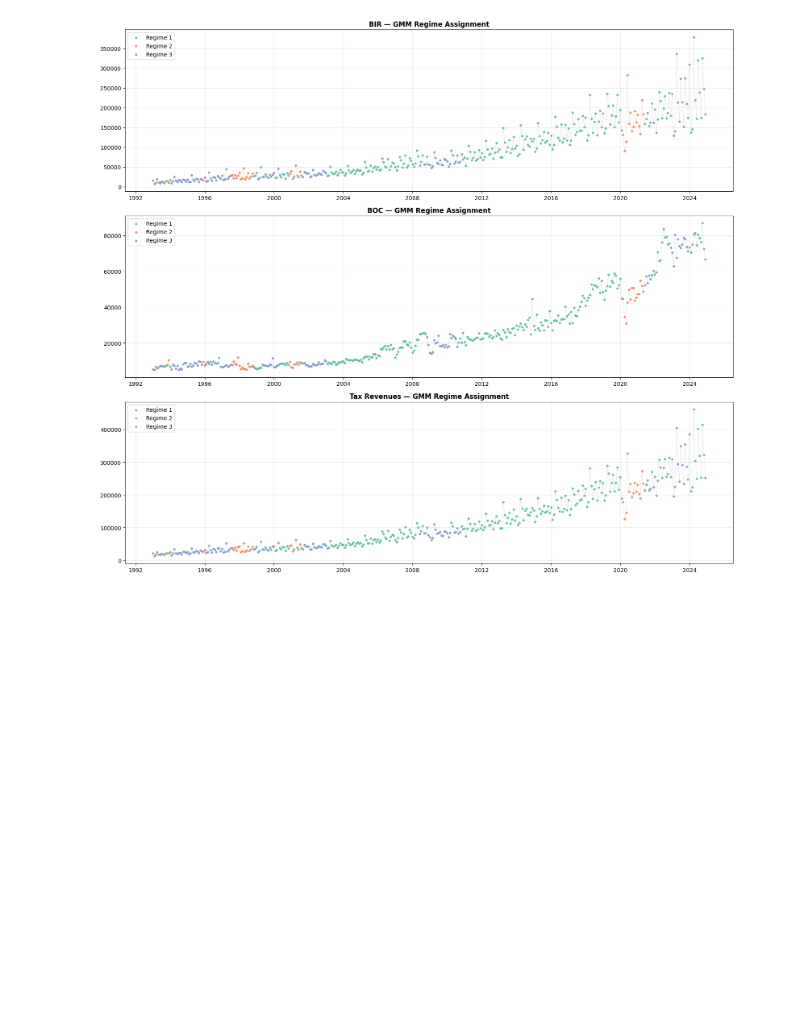
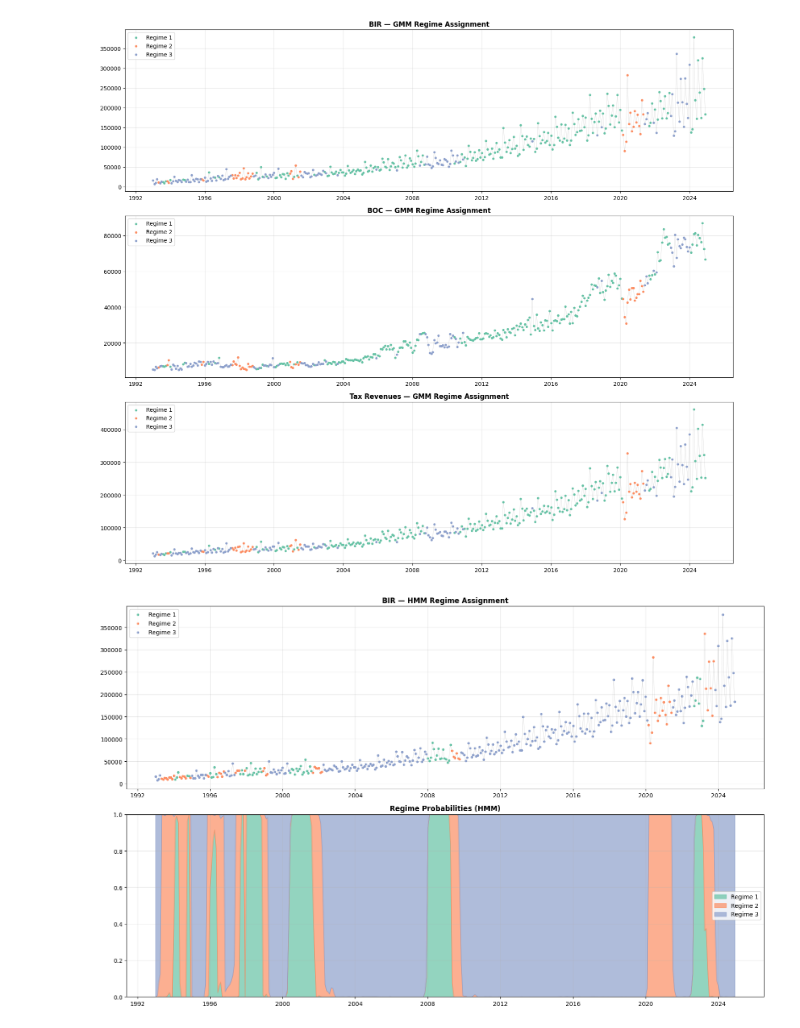
Before and after one commit to paulomercado/caps, a Jupyter notebook: test.ipynb, the cells around one changed output. Cells and saved outputs as stored; diff of their text form; code cells hidden in the pictures; blank space fills up the shorter version.

```diff
--- a/test.ipynb
+++ b/test.ipynb
@@ -416,3 +167,73 @@ plt.tight_layout()
 plt.show()
 # %% [output]
 [figure]
+# %%
+features_pct = df[['BIR', 'BOC','NominalGDP_disagg', 'TotalTrade_PHPMN',
+                    'USDPHP']].pct_change(12) * 100
+inflation_diff = df[['Inflation']].diff(12)
+features_growth = pd.concat([features_pct, inflation_diff], axis=1)
+features_growth = features_growth.replace([np.inf, -np.inf], np.nan).dropna()
+
+scaler = StandardScaler()
+X = scaler.fit_transform(features_growth)
+k=3
+# Fit HMM
+model = GaussianHMM(n_components=k, covariance_type='full',
+                     n_iter=500, random_state=42)
+model.fit(X)
+
+probs = model.predict_proba(X)
+labels = model.predict(X)
+# %%
+regime_dates = features_growth.index
+regime_colors = ['#66c2a5', '#fc8d62', '#8da0cb']
+
+fig, axes = plt.subplots(2, 1, figsize=(16, 10))
+
+# Top: BIR colored by regime
+ax = axes[0]
+y = df.loc[regime_dates, 'BIR']
+for j in range(k):
+    mask = labels == j
+    if mask.any():
+        ax.scatter(regime_dates[mask], y.values[mask], c=regime_colors[j],
+                   s=10, label=f'Regime {j+1}', zorder=3)
+ax.plot(regime_dates, y.values, color='gray', linewidth=0.5, alpha=0.3)
+ax.set_title('BIR — HMM Regime Assignment', fontsize=12, fontweight='bold')
+ax.legend()
+ax.grid(True, alpha=0.3)
+
+# Bottom: Regime probabilities
+ax2 = axes[1]
+bottom = np.zeros(len(regime_dates))
+for j in range(k):
+    ax2.fill_between(regime_dates, bottom, bottom + probs[:, j],
+                     alpha=0.7, color=regime_colors[j], label=f'Regime {j+1}')
+    bottom += probs[:, j]
+ax2.set_ylim(0, 1)
+ax2.set_title('Regime Probabilities (HMM)', fontsize=12, fontweight='bold')
+ax2.legend()
+ax2.grid(True, alpha=0.3)
+
+plt.tight_layout()
+plt.show()
+
+# Regime characteristics
+print(f"\n{'='*60}")
+print(f"  HMM REGIME CHARACTERISTICS")
+print(f"{'='*60}")
+for j in range(k):
+    mask = labels == j
+    print(f"\n  Regime {j+1} ({mask.sum()} months, {mask.mean():.1%}):")
+    for col in features_growth.columns:
+        vals = features_growth.loc[mask, col]
+        print(f"    {col:25s}: mean={vals.mean():7.1f}%, std={vals.std():6.1f}%")
+
+# Transition matrix
+print(f"\n  Transition matrix:")
+P = model.transmat_
+for i in range(k):
+    vals = "  ".join([f"{P[i,j]:.3f}" for j in range(k)])
+    print(f"    [{vals}]")
+# %% [output]
+[figure, added]
```
Also changed, not shown: parts of 4 cells of this notebook.
